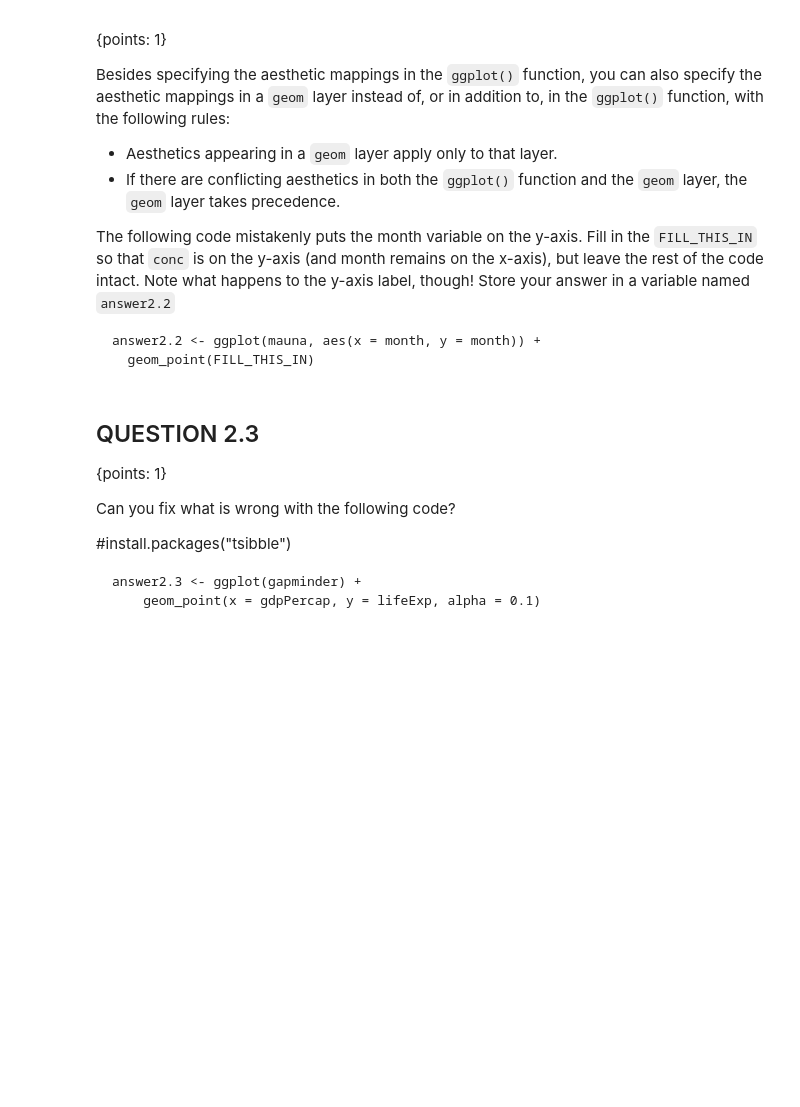
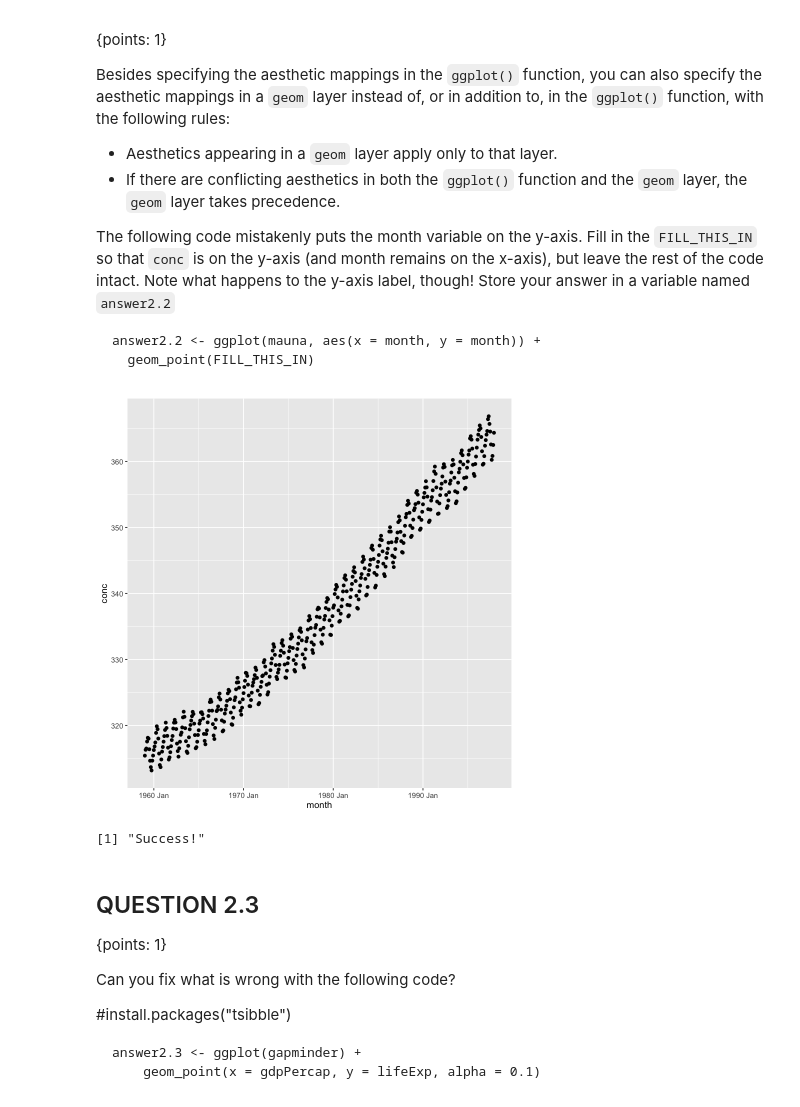
Before and after one commit to UBC-STAT/stat545, a Jupyter notebook: content/worksheets_student/worksheet_a03.ipynb, the cells around one changed output. Cells and saved outputs as stored; diff of their text form; code cells hidden in the pictures; blank space fills up the shorter version.

```diff
--- a/content/worksheets_student/worksheet_a03.ipynb
+++ b/content/worksheets_student/worksheet_a03.ipynb
@@ -240,24 +261,26 @@ answer2.2 <- ggplot(mauna, aes(x = month, y = month)) +
 # %%
 # Produce the plot here.
 # your code here
-fail() # No Answer - remove if you provide an answer
+
+#fail() # No Answer - remove if you provide an answer
+
 print(answer2.2)
+# %% [output]
+[figure, added]
 # %%
 library(digest)
 stopifnot("type of plot is not correct (if you are using two types of geoms, try flipping the order of the geom objects!)"= setequal(digest(paste(toString(sapply(seq_len(length(answer2.2$layers)), function(i) {c(class(answer2.2$layers[[i]]$geom))[1]})), "c045f")), "67f49bcf351392ce8bd37be8776a3632"))
 stopifnot("variable x is not correct"= setequal(digest(paste(toString(unlist(lapply(sapply(seq_len(length(answer2.2$layers)), function(i) {rlang::get_expr(c(answer2.2$layers[[i]]$mapping, answer2.2$mapping)$x)}), as.character))), "c045f")), "fad82578246badfd8eef234efe7f9421"))
 stopifnot("variable y is not correct"= setequal(digest(paste(toString(unlist(lapply(sapply(seq_len(length(answer2.2$layers)), function(i) {rlang::get_expr(c(answer2.2$layers[[i]]$mapping, answer2.2$mapping)$y)}), as.character))), "c045f")), "16eacdf10b356e13aada875c9cea1e0f"))
-stopifnot("x-axis label is not descriptive, nicely formatted, or human readable"= setequal(digest(paste(toString(rlang::get_expr(c(answer2.2$layers[[1]]$mapping, answer2.2$mapping)$x)!= answer2.2$labels$x), "c045f")), "42376eea5f49129d4f2b7f490d5fdf10"))
-stopifnot("y-axis label is not descriptive, nicely formatted, or human readable"= setequal(digest(paste(toString(rlang::get_expr(c(answer2.2$layers[[1]]$mapping, answer2.2$mapping)$y)!= answer2.2$labels$y), "c045f")), "85bf452709bea33fb3acb1befb3b989f"))
 stopifnot("incorrect colour variable in answer2.2, specify a correct one if required"= setequal(digest(paste(toString(rlang::get_expr(c(answer2.2$layers[[1]]$mapping, answer2.2$mapping)$colour)), "c045f")), "34895918ae4c48a06e8fea5cb75b418d"))
 stopifnot("incorrect shape variable in answer2.2, specify a correct one if required"= setequal(digest(paste(toString(rlang::get_expr(c(answer2.2$layers[[1]]$mapping, answer2.2$mapping)$shape)), "c045f")), "34895918ae4c48a06e8fea5cb75b418d"))
-stopifnot("the colour label in answer2.2 is not descriptive, nicely formatted, or human readable"= setequal(digest(paste(toString(rlang::get_expr(c(answer2.2$layers[[1]]$mapping, answer2.2$mapping)$colour) != answer2.2$labels$colour), "c045f")), "34895918ae4c48a06e8fea5cb75b418d"))
-stopifnot("the shape label in answer2.2 is not descriptive, nicely formatted, or human readable"= setequal(digest(paste(toString(rlang::get_expr(c(answer2.2$layers[[1]]$mapping, answer2.2$mapping)$colour) != answer2.2$labels$shape), "c045f")), "34895918ae4c48a06e8fea5cb75b418d"))
 stopifnot("fill variable in answer2.2 is not correct"= setequal(digest(paste(toString(quo_name(answer2.2$mapping$fill)), "c045f")), "89fd2abd4488670a559a96a09550ffc8"))
 stopifnot("fill label in answer2.2 is not informative"= setequal(digest(paste(toString((quo_name(answer2.2$mapping$fill) != answer2.2$labels$fill)), "c045f")), "34895918ae4c48a06e8fea5cb75b418d"))
 stopifnot("position argument in answer2.2 is not correct"= setequal(digest(paste(toString(class(answer2.2$layers[[1]]$position)[1]), "c045f")), "973688b12598685b727a9307c81f4e35"))
 
 print('Success!')
+# %% [output]
+[1] "Success!"
 # %% [markdown]
 ## QUESTION 2.3
 
```
Also changed, not shown: parts of 28 cells of this notebook, 4 other files.
